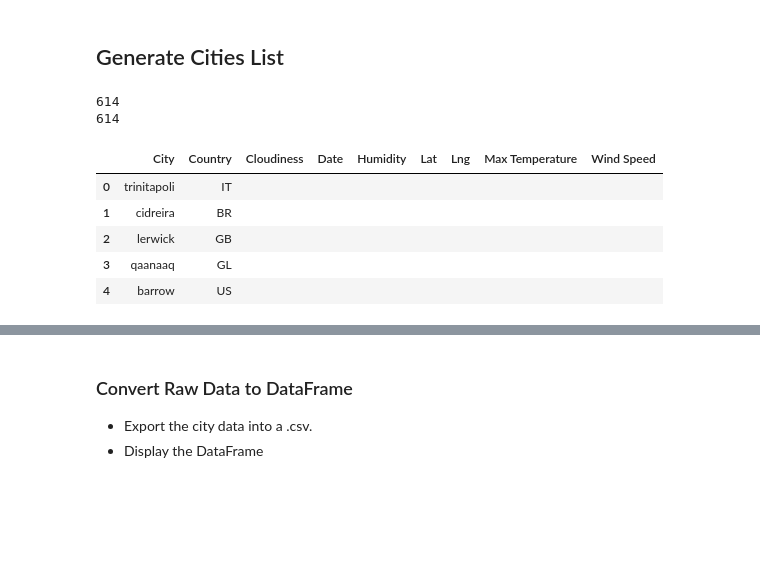
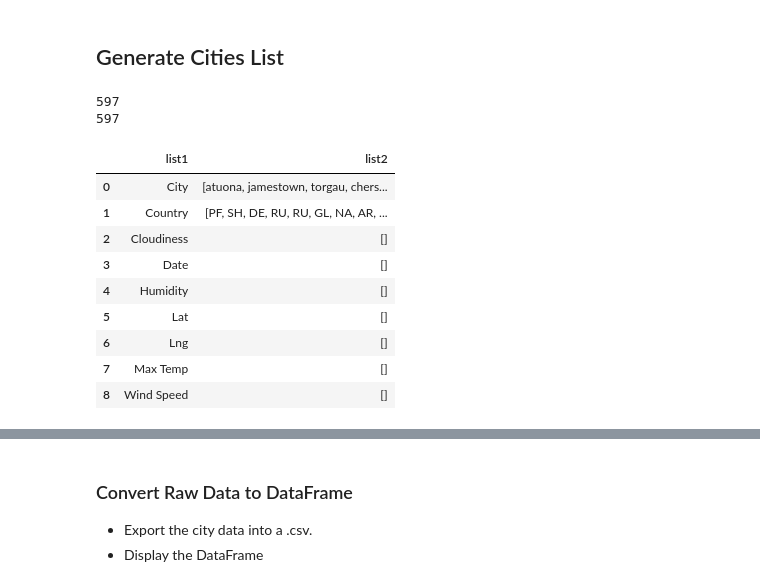
Before and after one commit to ramses93/python-api-challenge, a Jupyter notebook: WeatherPy/WeatherPy.ipynb, the cells around one changed output, grey strips where cells are left out. Saved outputs shown, nothing was run; the diff lists cells and outputs as text; code cells hidden in the pictures; blank space fills up the shorter version.

Commit message:
working on dataframe creation

```diff
--- a/WeatherPy/WeatherPy.ipynb
+++ b/WeatherPy/WeatherPy.ipynb
@@ -32,6 +32,13 @@ lng_range = (-180, 180)
 lat_lngs = []
 cities = []
 countries = []
+lat = []
+lon = []
+clouds = []
+dt = []
+humid = []
+max_temp = []
+wind_speed = []
 
 # Create a set of random lat and lng combinations
 lats = np.random.uniform(lat_range[0], lat_range[1], size=1500)
@@ -54,17 +61,24 @@ print(len(cities))
 #Print countries
 print(len(countries))
 # %% [output]
-614
-614
+597
+597
 # %%
 #Create a dataframe to store all data
-city_weather = pd.DataFrame({"City": cities, "Country": countries, "Cloudiness": "", "Date": "", "Humidity": "", "Lat": "", "Lng": "", "Max Temperature": "", "Wind Speed": ""})
-
-city_weather.head()
+l1 = list(("City", "Country", "Cloudiness", "Date", "Humidity", "Lat", "Lng", "Max Temp", "Wind Speed"))
+l2 = [cities, countries, clouds, dt, humid, lat, lon, max_temp, wind_speed]
+s1 = pd.Series(l1)
+s2 = pd.Series(l2)
+df = pd.DataFrame({"list1":s1.reindex(s2.index),"list2":s2})
+df
 # %% [output]
-|  | City | Country | Cloudiness | Date | Humidity | Lat | Lng | Max Temperature | Wind Speed |
-| 0 | trinitapoli | IT |  |  |  |  |  |  |  |
-| 1 | cidreira | BR |  |  |  |  |  |  |  |
-| 2 | lerwick | GB |  |  |  |  |  |  |  |
-| 3 | qaanaaq | GL |  |  |  |  |  |  |  |
-| 4 | barrow | US |  |  |  |  |  |  |  |
+|  | list1 | list2 |
+| 0 | City | [atuona, jamestown, torgau, chers... |
+| 1 | Country | [PF, SH, DE, RU, RU, GL, NA, AR, ... |
+| 2 | Cloudiness | [] |
+| 3 | Date | [] |
+| 4 | Humidity | [] |
+| 5 | Lat | [] |
+| 6 | Lng | [] |
+| 7 | Max Temp | [] |
+| 8 | Wind Speed | [] |
```
Also changed, not shown: parts of 8 cells of this notebook, 3 other files.
